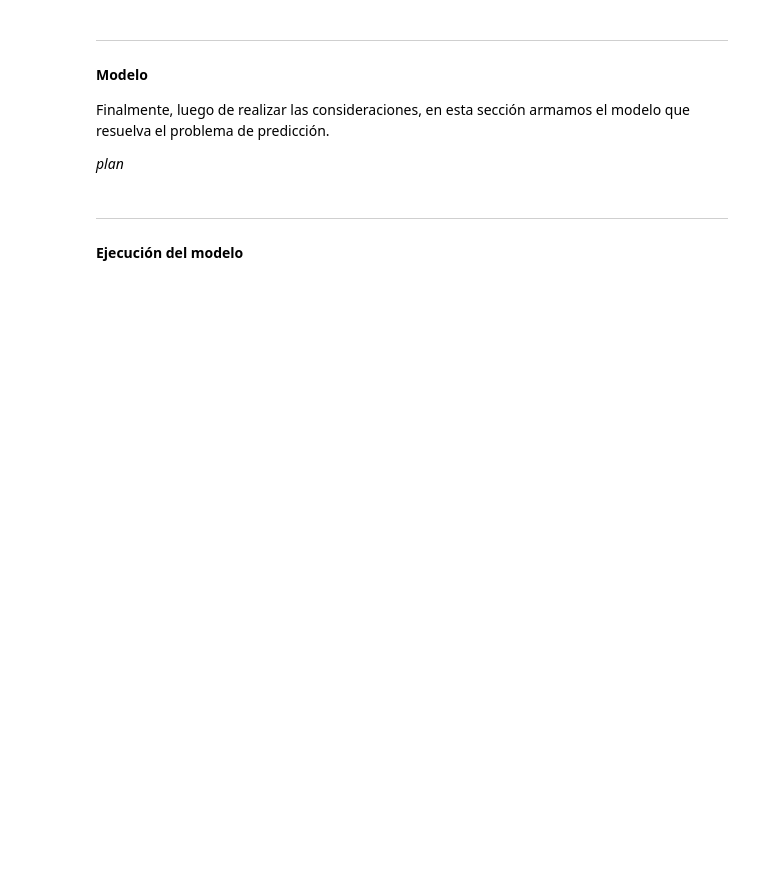
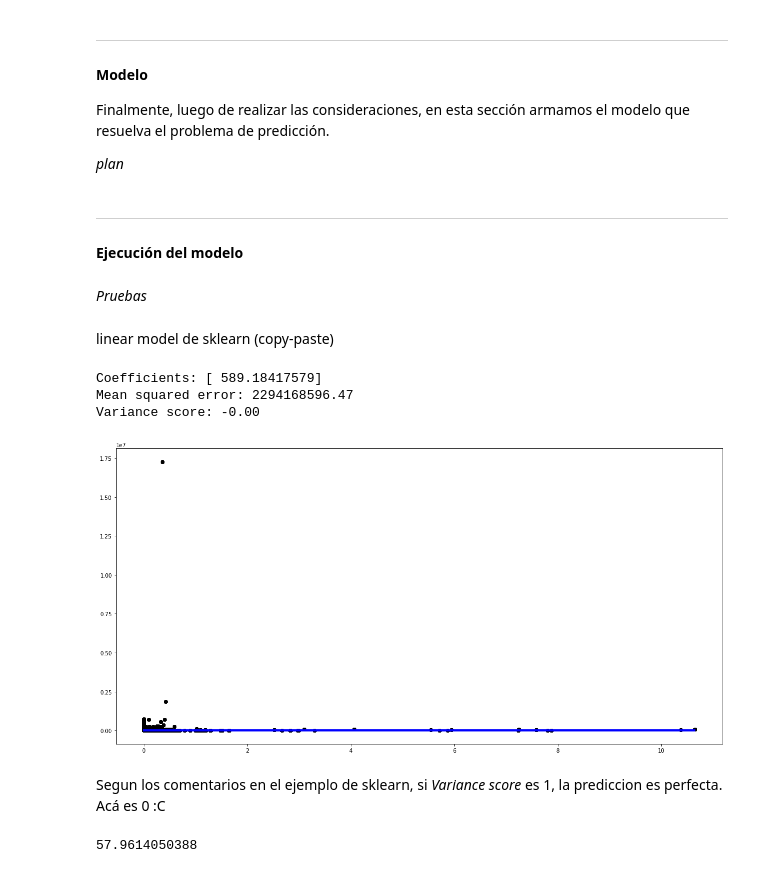
Before and after one commit to frisjon/tp2, a Jupyter notebook: trabajo_practico_2.ipynb, the cells around one changed output. Cells and saved outputs as stored; diff of their text form; code cells hidden in the pictures; blank space fills up the shorter version.

```diff
--- a/trabajo_practico_2.ipynb
+++ b/trabajo_practico_2.ipynb
@@ -428,3 +438,5 @@ Finalmente, luego de realizar las consideraciones, en esta sección armamos el m
 # %% [markdown]
 ---
 #### Ejecución del modelo
+# %% [markdown]
+*Pruebas*
@@ -430,0 +450,43 @@ Finalmente, luego de realizar las consideraciones, en esta sección armamos el m
+# %% [markdown]
+linear model de sklearn (copy-paste)
+# %%
+data = datos
+num = int(data.shape[0]*.2)
+# %%
+from sklearn import linear_model
+
+x = data.dist.values
+x = x.reshape(-1, 1)
+y = data.duration.values
+
+x_train = x[:-num]
+x_test = x[-num:]
+
+y_train = y[:-num]
+y_test = y[-num:]
+
+regr = linear_model.LinearRegression()
+regr.fit(x_train, y_train)
+
+print 'Coefficients:', regr.coef_
+print "Mean squared error: %.2f" % np.mean((regr.predict(x_test) - y_test) ** 2)
+print 'Variance score: %.2f' % regr.score(x_test, y_test)
+
+plt.figure(figsize=(20, 10))
+
+plt.scatter(x_test, y_test,  color='black')
+plt.plot(x_test, regr.predict(x_test), color='blue', linewidth=3)
+
+plt.show()
+# %% [output]
+Coefficients: [ 589.18417579]
+Mean squared error: 2294168596.47
+Variance score: -0.00
+[figure, added]
+# %% [markdown]
+Segun los comentarios en el ejemplo de sklearn, si *Variance score* es 1, la prediccion es perfecta. Acá es 0 :C
+# %%
+end = time.time()
+print end-start
+# %% [output]
+57.9614050388
```
Also changed, not shown: parts of 13 cells of this notebook.
